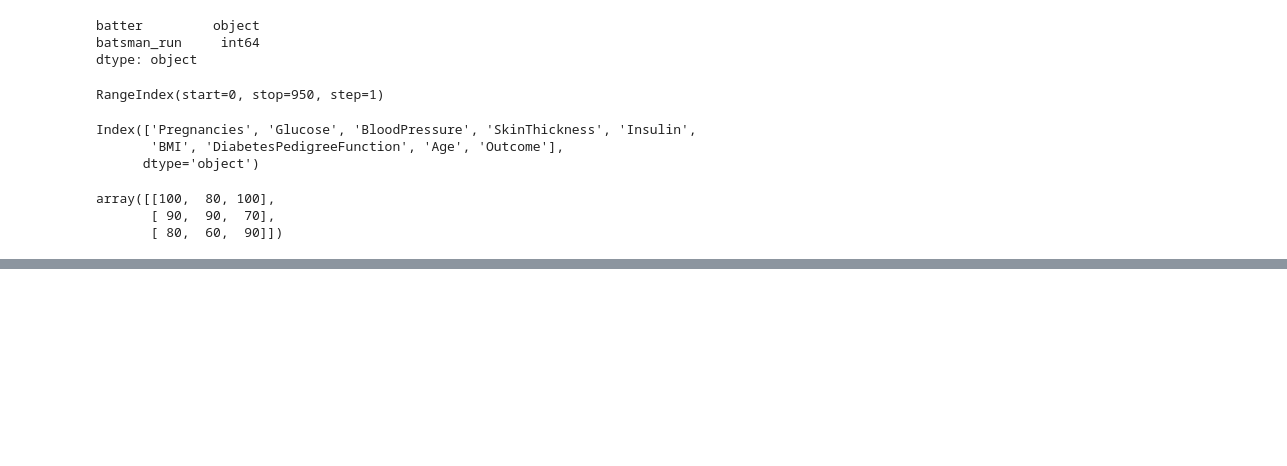
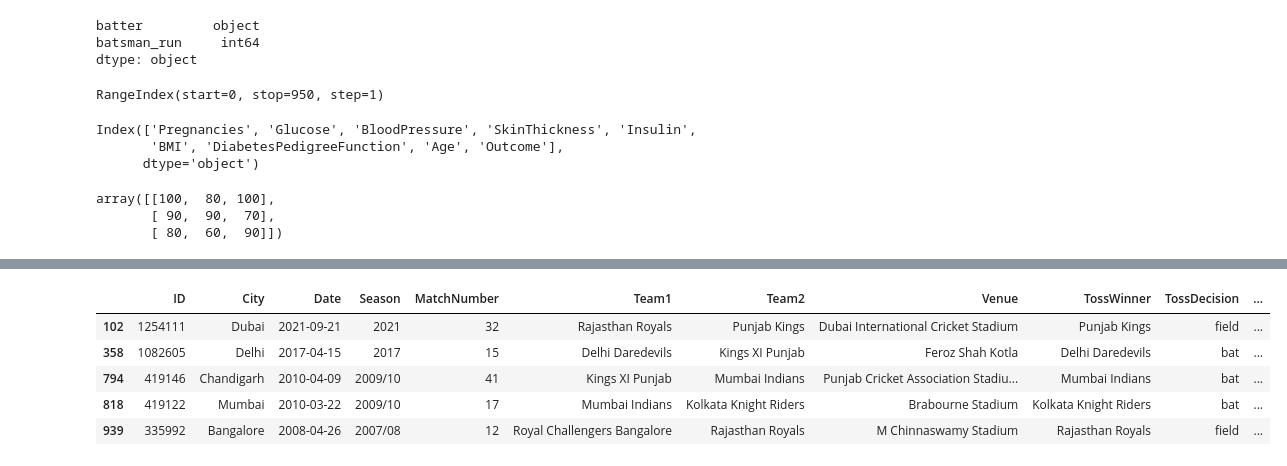
Before and after one commit to Roshanshres/pan, a Jupyter notebook: 17_Pandas.ipynb, the cells around one changed output, grey strips where cells are left out. Cells and saved outputs as stored; diff of their text form; code cells hidden in the pictures; blank space fills up the shorter version.

```diff
--- a/17_Pandas.ipynb
+++ b/17_Pandas.ipynb
@@ -211,0 +258,9 @@ array([[100,  80, 100],
+# %%
+ipl.sample(5)
+# %% [output]
+|  | ID | City | Date | Season | MatchNumber | Team1 | Team2 | Venue | TossWinner | TossDecision | ... |
+| 102 | 1254111 | Dubai | 2021-09-21 | 2021 | 32 | Rajasthan Royals | Punjab Kings | Dubai International Cricket Stadium | Punjab Kings | field | ... |
+| 358 | 1082605 | Delhi | 2017-04-15 | 2017 | 15 | Delhi Daredevils | Kings XI Punjab | Feroz Shah Kotla | Delhi Daredevils | bat | ... |
+| 794 | 419146 | Chandigarh | 2010-04-09 | 2009/10 | 41 | Kings XI Punjab | Mumbai Indians | Punjab Cricket Association Stadiu... | Mumbai Indians | bat | ... |
+| 818 | 419122 | Mumbai | 2010-03-22 | 2009/10 | 17 | Mumbai Indians | Kolkata Knight Riders | Brabourne Stadium | Kolkata Knight Riders | bat | ... |
+| 939 | 335992 | Bangalore | 2008-04-26 | 2007/08 | 12 | Royal Challengers Bangalore | Rajasthan Royals | M Chinnaswamy Stadium | Rajasthan Royals | field | ... |
```
Also changed, not shown: parts of 11 cells of this notebook.
